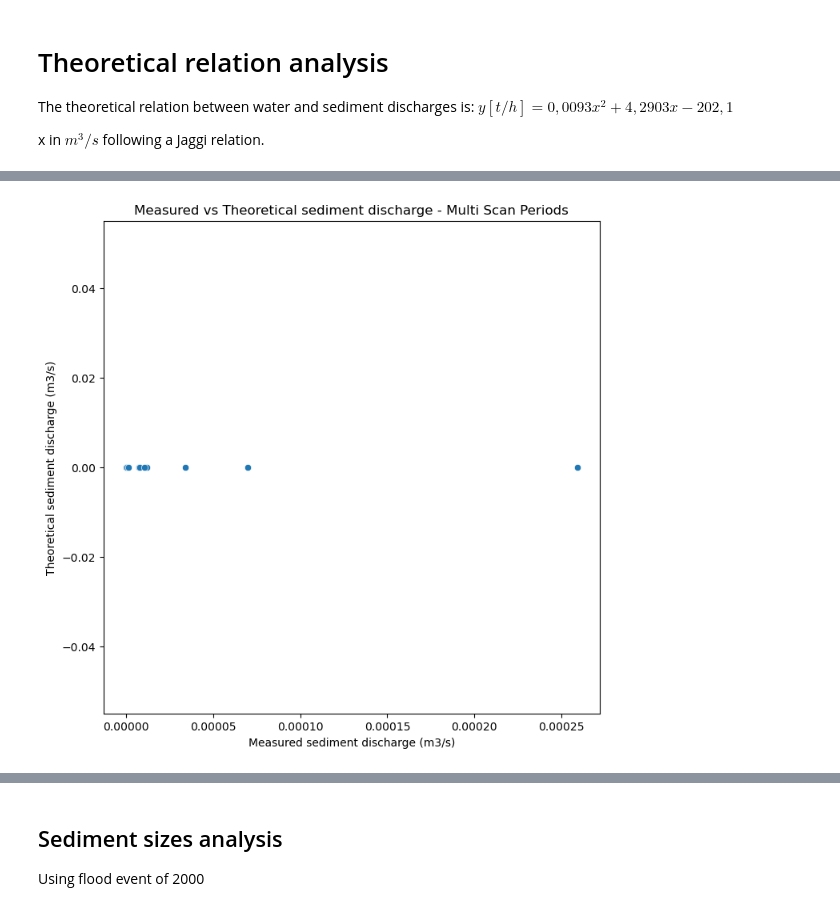
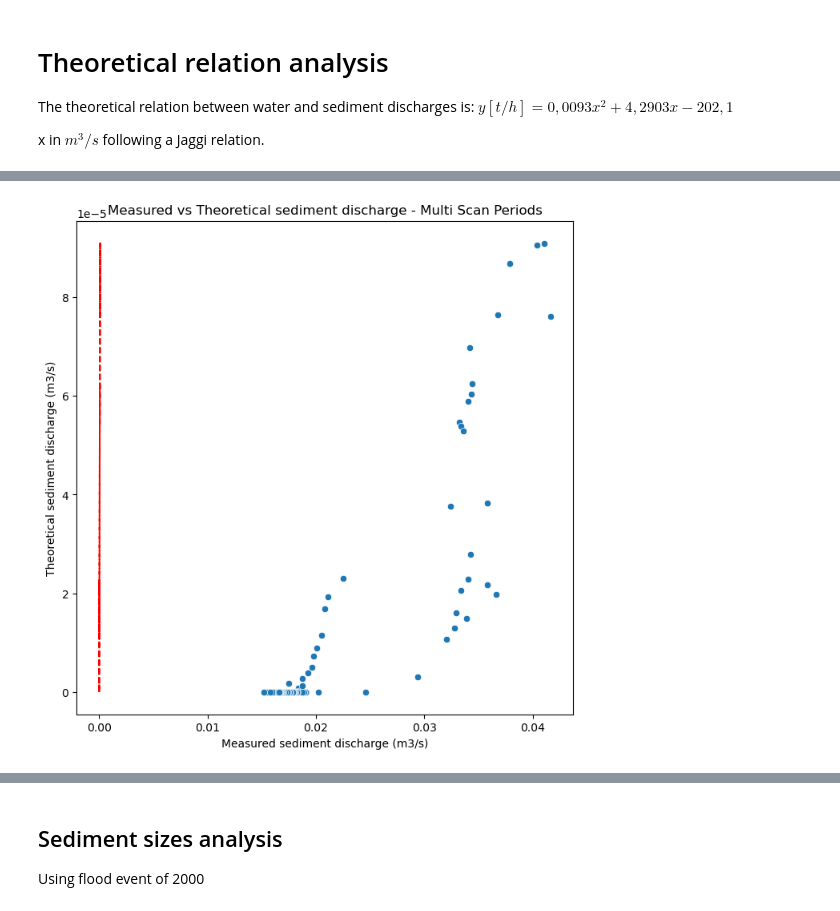
Before and after one commit to Margaux-Ccd/Dranse_sediment, a Jupyter notebook: Analysis/Sediment_analysis.ipynb, the cells around one changed output, grey strips where cells are left out. Cells and saved outputs as stored; diff of their text form; code cells hidden in the pictures.

```diff
--- a/Analysis/Sediment_analysis.ipynb
+++ b/Analysis/Sediment_analysis.ipynb
@@ -14,10 +14,13 @@ import seaborn as sns
 # %%
 # import datasets
 
-multi_scan=pd.read_csv(r"C:\Users\marga\Documents\EPFL\Cours\S3\Dranse\BASEMENT_model\Dranse_sediment\Basement-v4\Morphodynamic_multi-v4\Dranse_bnd_combined_th.dat", sep='\t', header=1,
-                       usecols=[0,1,2,4])
-multi_scan.columns=['Time[s]', 'Q [m3/s]','Qsed_in tot [m3/s]', 'Qsed_out[m3/s]']
-multi_scan['Qsed_out[m3/s]']=abs(multi_scan['Qsed_out[m3/s]']) # make sure sediment discharge is positive
+multi_scan=pd.read_csv("Multi_flood.dat", sep='\t', header=1,
+                       usecols=[0,1,9,16])
+multi_scan.columns=['Time[s]', 'Q [m3/s]','Qsed_in_tot[m3/s]', 'Qsed_out_tot[m3/s]']
+multi_scan['Qsed_out_tot[m3/s]']=abs(multi_scan['Qsed_out_tot[m3/s]']) # make sure sediment discharge is positive
+multi_scan['Qsed_in_tot[m3/s]']=abs(multi_scan['Qsed_in_tot[m3/s]'])
+print(multi_scan.head())
+
 single_scan=pd.read_csv(r"C:\Users\marga\Documents\EPFL\Cours\S3\Dranse\BASEMENT_model\Dranse_sediment\Basement-v4\Morphodynamic_single-v4\Dranse_bnd_combined_th.dat", sep='\t', header=1,
                         usecols=[0,1,2,4])
 single_scan.columns=['Time[s]', 'Q [m3/s]','Qsed_in tot [m3/s]', 'Qsed_out[m3/s]']
@@ -60,15 +81,15 @@ print(multi_scan.head())
 # %%
 # QQ plots
 
 ax, fig = plt.subplots(figsize=(8,8))
-sns.scatterplot(data=multi_scan, x='Qsed_out[m3/s]', y='Q_sed_theoretical_m3s')
+sns.scatterplot(data=multi_scan, x='Qsed_out_tot[m3/s]', y='Q_sed_theoretical_m3s')
 
 plt.plot(multi_scan['Q_sed_theoretical_m3s'],multi_scan['Q_sed_theoretical_m3s'], color='red', linestyle='--')
 plt.xlabel('Measured sediment discharge (m3/s)')
 plt.ylabel('Theoretical sediment discharge (m3/s)')
 plt.title('Measured vs Theoretical sediment discharge - Multi Scan Periods')
 plt.show()
 # %% [output]
-[figure, old version]
+[figure, new version]
 # %%
 # total sediment volume during multi scan periods
```
Also changed, not shown: parts of 7 cells of this notebook, 1 other file.
